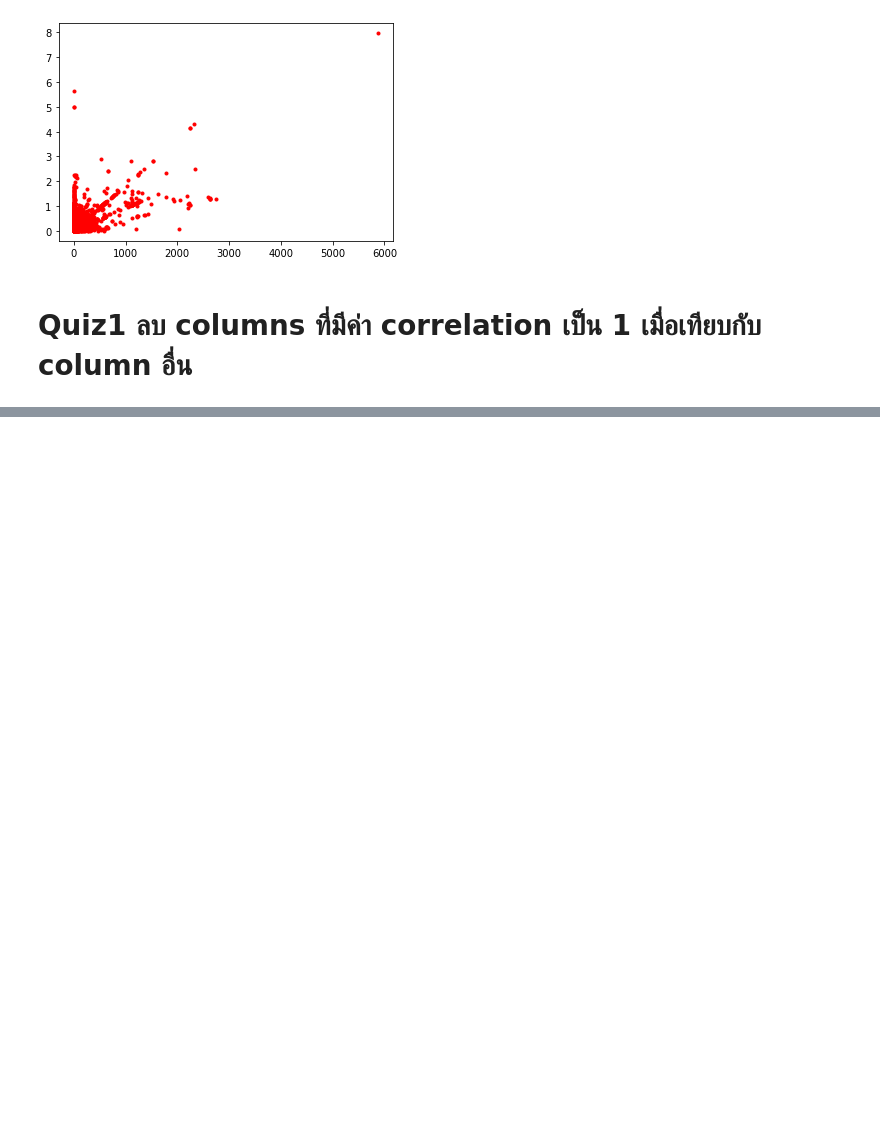
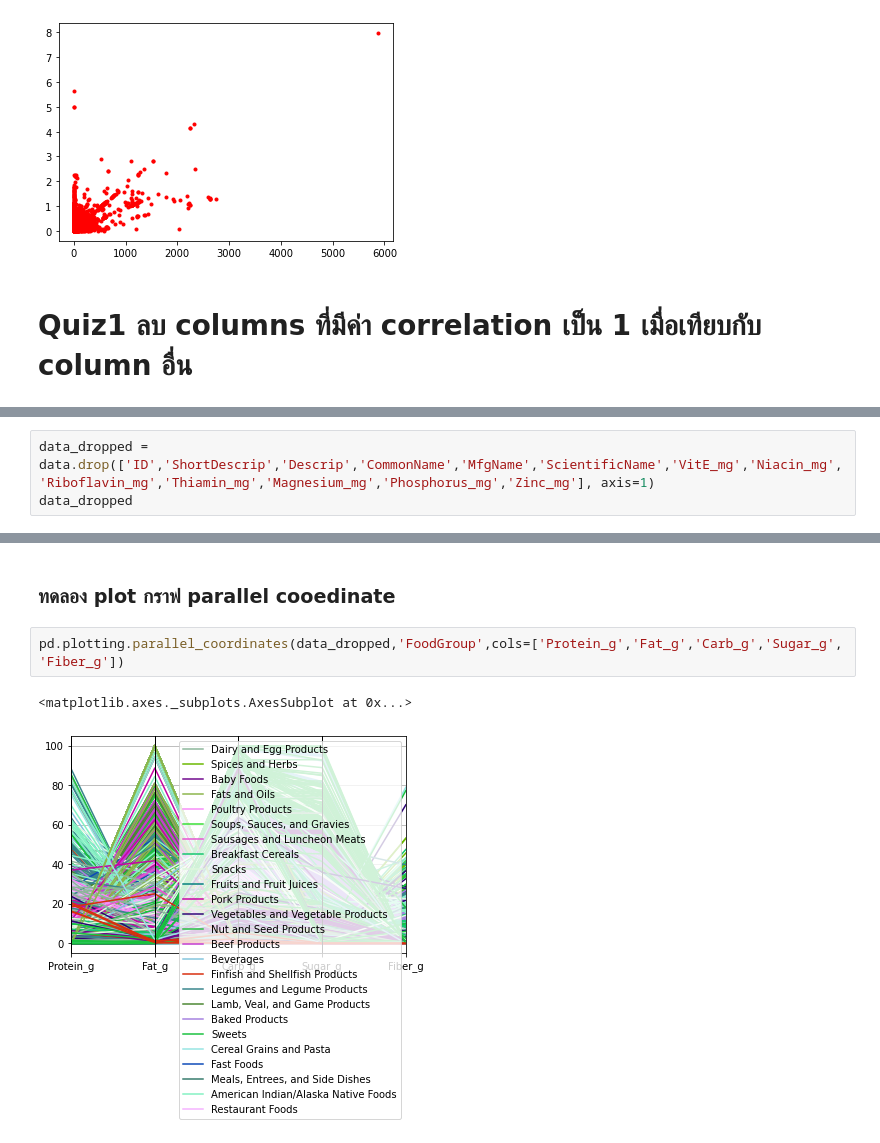
Before and after one commit to siriwat-heart/Multivariate, a Jupyter notebook: Chapter3_PCA.ipynb, the cells around one changed output, grey strips where cells are left out. Saved outputs shown, nothing was run; the diff lists cells and outputs as text; blank space fills up the shorter version.

```diff
--- a/Chapter3_PCA.ipynb
+++ b/Chapter3_PCA.ipynb
@@ -387,0 +549,3 @@ newdata.drop(newdata.columns[newdata.columns.str.contains('_mg')].values,axis=1)
+# %%
+data_dropped = data.drop(['ID','ShortDescrip','Descrip','CommonName','MfgName','ScientificName','VitE_mg','Niacin_mg','Riboflavin_mg','Thiamin_mg','Magnesium_mg','Phosphorus_mg','Zinc_mg'], axis=1)
+data_dropped
@@ -387,0 +566,7 @@ newdata.drop(newdata.columns[newdata.columns.str.contains('_mg')].values,axis=1)
+# %% [markdown]
+### ทดลอง plot กราฟ parallel cooedinate
+# %%
+pd.plotting.parallel_coordinates(data_dropped,'FoodGroup',cols=['Protein_g','Fat_g','Carb_g','Sugar_g',	'Fiber_g'])
+# %% [output]
+<matplotlib.axes._subplots.AxesSubplot at 0x...>
+[figure, added]
```
Also changed, not shown: parts of 54 cells of this notebook.
